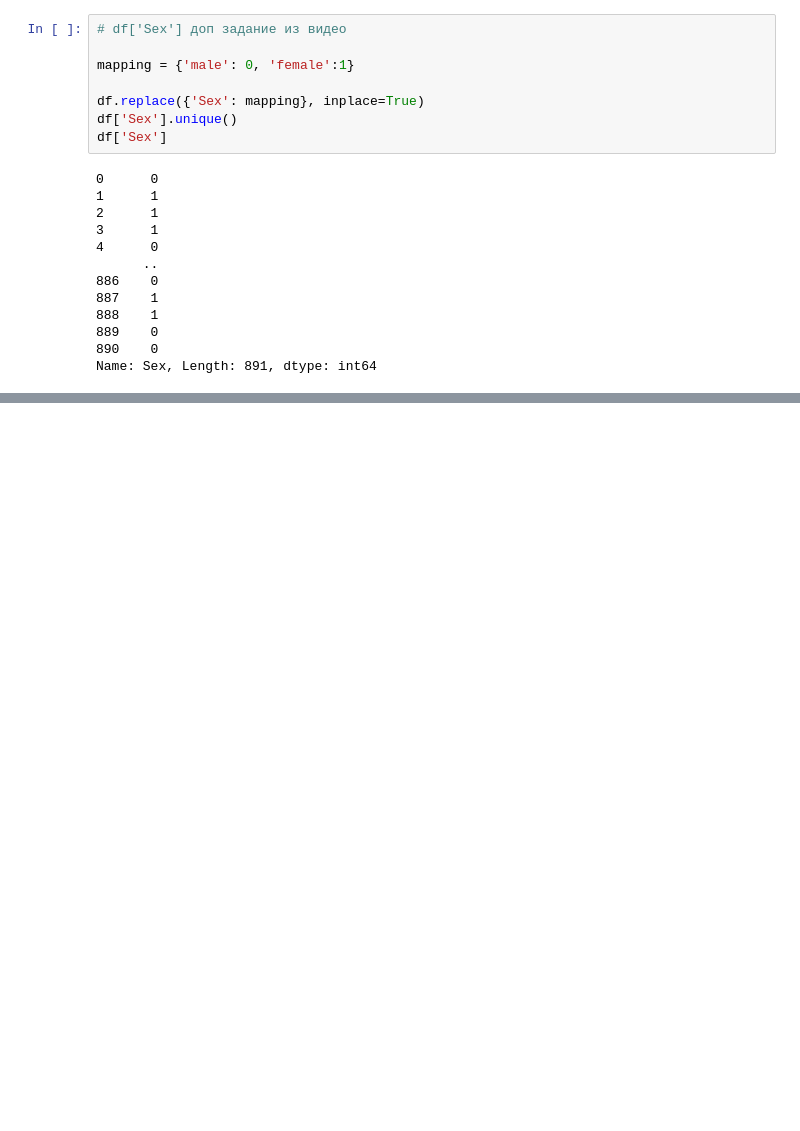
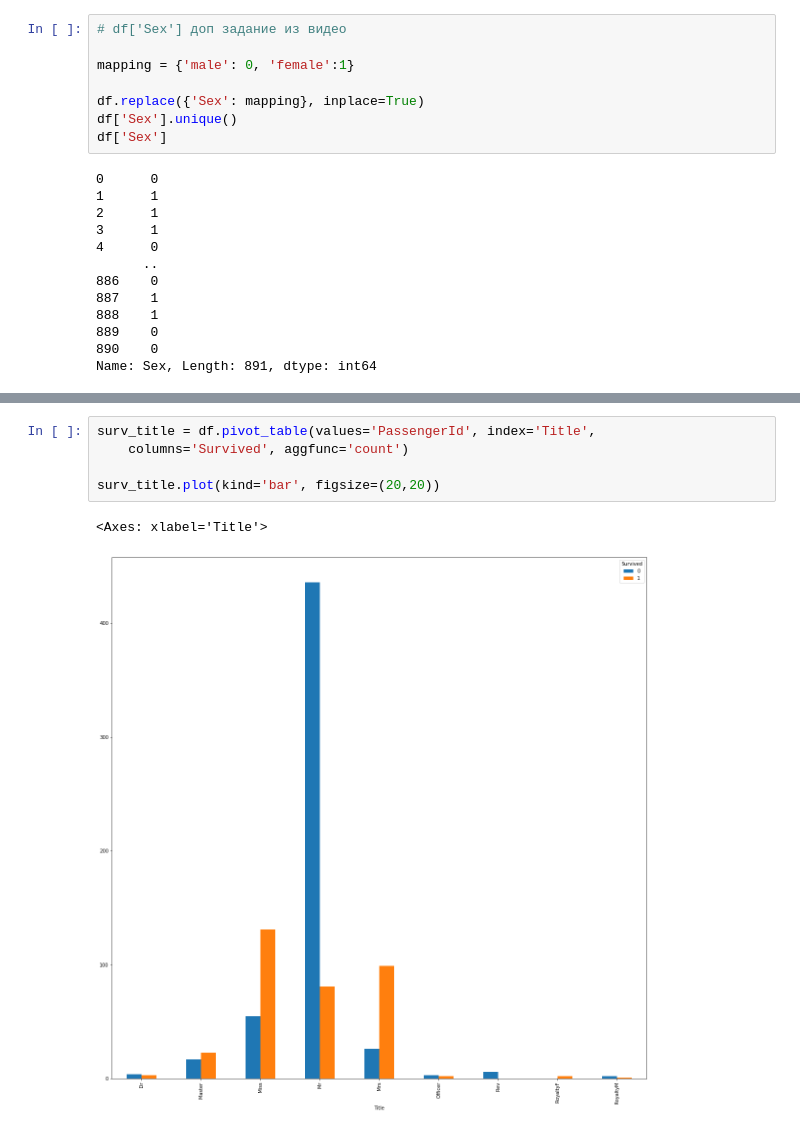
Before and after one commit to Sinrez/learn_python_course, a Jupyter notebook: learn_python_data_sci_track_part2.ipynb, the cells around one changed output, grey strips where cells are left out. Saved outputs shown, nothing was run; the diff lists cells and outputs as text; blank space fills up the shorter version.

```diff
--- a/learn_python_data_sci_track_part2.ipynb
+++ b/learn_python_data_sci_track_part2.ipynb
@@ -177,0 +195,8 @@ Name: Sex, Length: 891, dtype: int64
+# %%
+surv_title = df.pivot_table(values='PassengerId', index='Title',
+    columns='Survived', aggfunc='count')
+
+surv_title.plot(kind='bar', figsize=(20,20))
+# %% [output]
+<Axes: xlabel='Title'>
+[figure, added]
```
Also changed, not shown: parts of 19 cells of this notebook.
